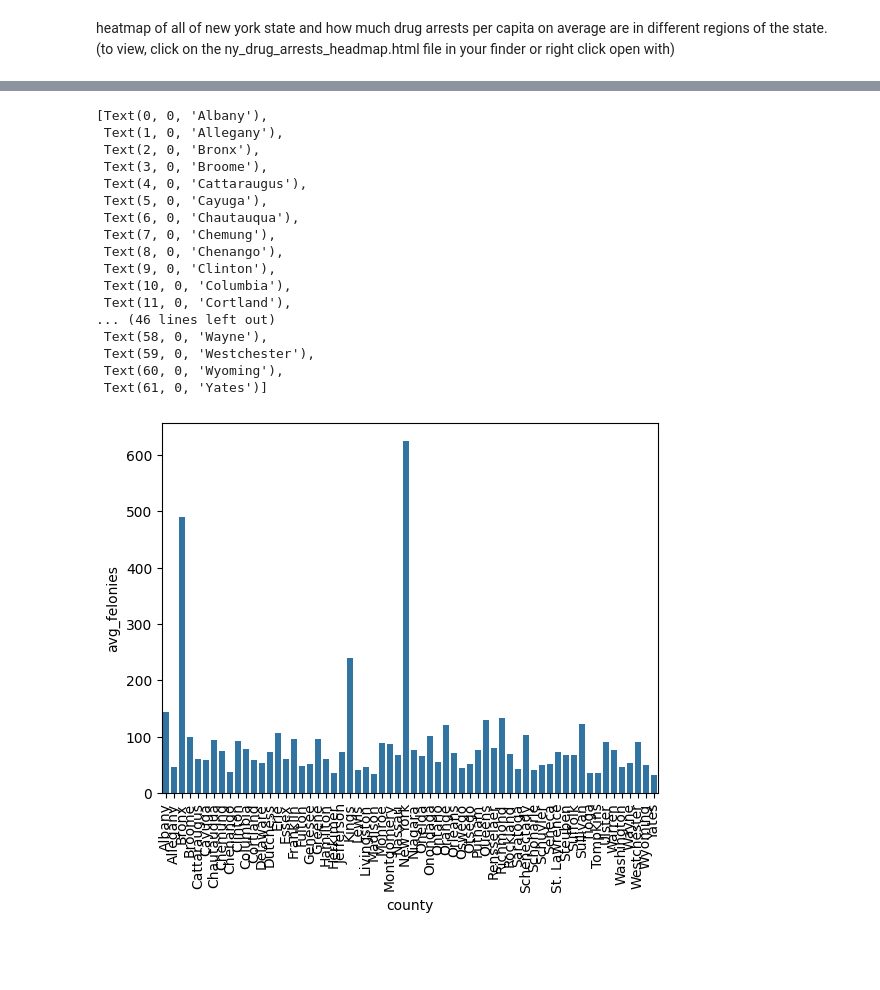
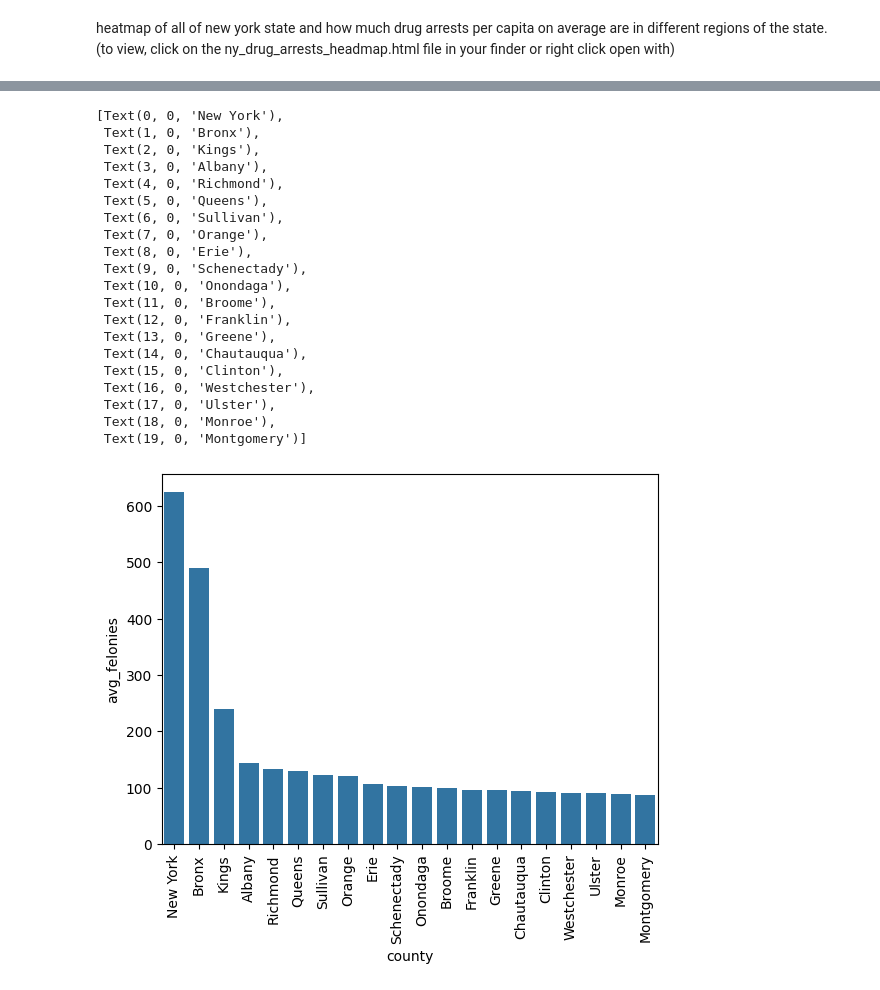
Before and after one commit to dorazzhang/cdj_crime, a Jupyter notebook: data.ipynb, the cells around one changed output, grey strips where cells are left out. Drawn from its saved outputs; the diff is of its cells as text; code cells hidden in the pictures; blank space fills up the shorter version.

Commit message:
updated graphs

```diff
--- a/data.ipynb
+++ b/data.ipynb
@@ -268,7 +275,7 @@ Text(0.5, 1.0, 'Drug Arrests per Capita in and around Schenectady County Over Ti
 ny_data = duckdb.sql("""
     SELECT county, SUM(felonyPerCapita) / COUNT(DISTINCT year) AS avg_felonies, SUM(misdemeanorPerCapita) / COUNT(DISTINCT year) AS avg_misdemeanors
     FROM data
-    GROUP BY county ORDER BY county
+    GROUP BY county ORDER BY avg_felonies DESC
 """).df()
 
 county_coords = {
@@ -347,22 +370,26 @@ heatmap of all of new york state and how much drug arrests per capita on average
 # %%
+ny_data = ny_data.head(20)
 gr = sns.barplot(ny_data, x='county', y='avg_felonies')
 gr.set_xticklabels(gr.get_xticklabels(),rotation="vertical")
 # %% [output]
-[Text(0, 0, 'Albany'),
- Text(1, 0, 'Allegany'),
- Text(2, 0, 'Bronx'),
- Text(3, 0, 'Broome'),
- Text(4, 0, 'Cattaraugus'),
- Text(5, 0, 'Cayuga'),
- Text(6, 0, 'Chautauqua'),
- Text(7, 0, 'Chemung'),
- Text(8, 0, 'Chenango'),
- Text(9, 0, 'Clinton'),
- Text(10, 0, 'Columbia'),
- Text(11, 0, 'Cortland'),
-... (46 lines left out)
- Text(58, 0, 'Wayne'),
- Text(59, 0, 'Westchester'),
- Text(60, 0, 'Wyoming'),
- Text(61, 0, 'Yates')]
+[Text(0, 0, 'New York'),
+ Text(1, 0, 'Bronx'),
+ Text(2, 0, 'Kings'),
+ Text(3, 0, 'Albany'),
+ Text(4, 0, 'Richmond'),
+ Text(5, 0, 'Queens'),
+ Text(6, 0, 'Sullivan'),
+ Text(7, 0, 'Orange'),
+ Text(8, 0, 'Erie'),
+ Text(9, 0, 'Schenectady'),
+ Text(10, 0, 'Onondaga'),
+ Text(11, 0, 'Broome'),
+ Text(12, 0, 'Franklin'),
+ Text(13, 0, 'Greene'),
+ Text(14, 0, 'Chautauqua'),
+ Text(15, 0, 'Clinton'),
+ Text(16, 0, 'Westchester'),
+ Text(17, 0, 'Ulster'),
+ Text(18, 0, 'Monroe'),
+ Text(19, 0, 'Montgomery')]
-[figure, old version]
+[figure, new version]
```
Also changed, not shown: parts of 7 cells of this notebook, 9 other files.
